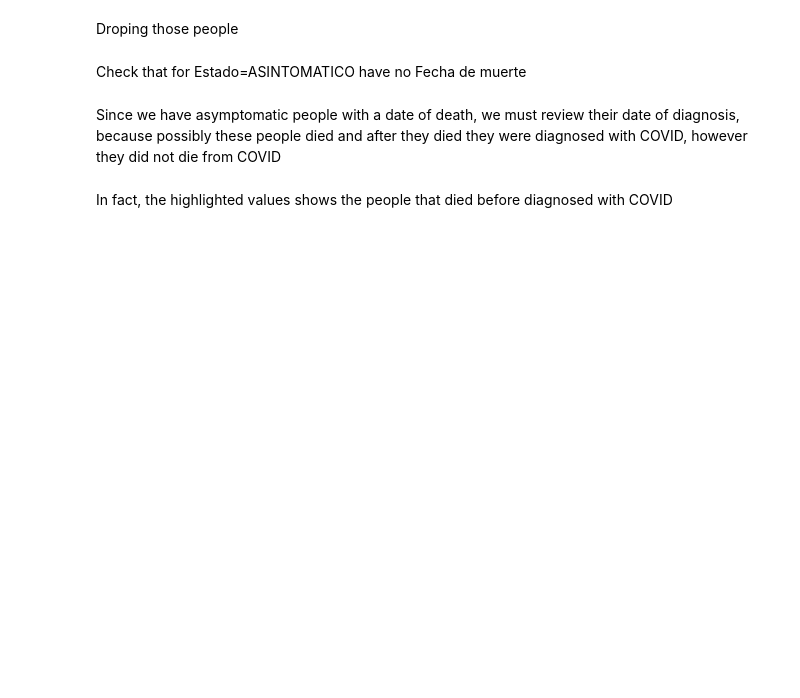
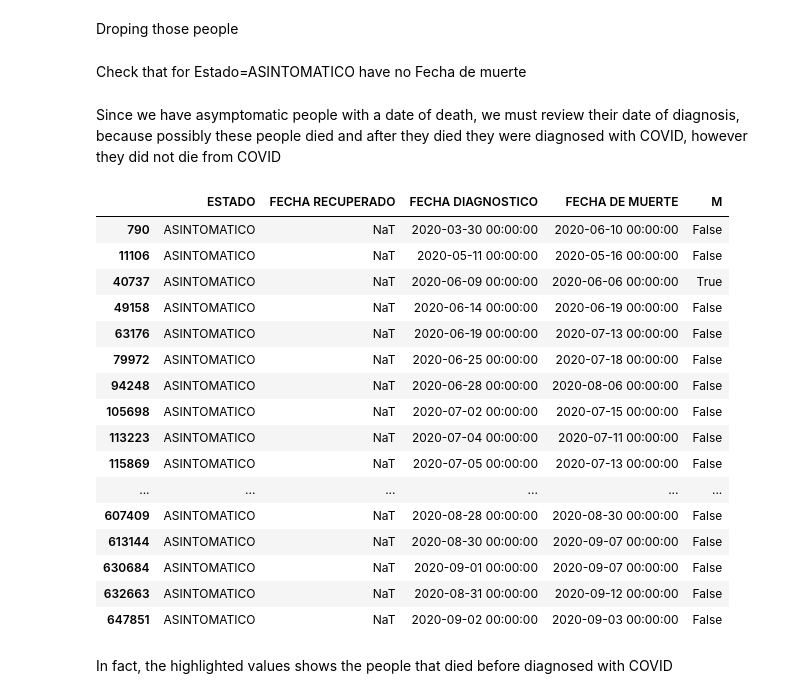
Before and after one commit to danieleceron/Colombia-COVID-19-Data-Analysis, a Jupyter notebook: corona_notebook.ipynb, the cells around one changed output. Saved outputs shown, nothing was run; the diff lists cells and outputs as text; code cells hidden in the pictures; blank space fills up the shorter version.

```diff
--- a/corona_notebook.ipynb
+++ b/corona_notebook.ipynb
@@ -642,8 +666,8 @@ idx_met=[]
 idx_nmet=[]
 idx_null=[]
 for x in tqdm(df.index):
-    if pd.notna(df['Fecha diagnostico'][x]) and pd.notna(df['Fecha de muerte'][x]):
-        if df['Fecha diagnostico'][x]<df['Fecha de muerte'][x]:
+    if pd.notna(df['FECHA DIAGNOSTICO'][x]) and pd.notna(df['FECHA DE MUERTE'][x]):
+        if df['FECHA DIAGNOSTICO'][x]<df['FECHA DE MUERTE'][x]:
             idx_met.append(x)
         else:
             idx_nmet.append(x)
@@ -676,7 +707,7 @@ We must drop those values
 # %%
 idx_met=[]
 for x in df.index:
-    if pd.notna(df['Fecha recuperado'][x]) and pd.notna(df['Fecha de muerte'][x]):
+    if pd.notna(df['FECHA RECUPERADO'][x]) and pd.notna(df['FECHA DE MUERTE'][x]):
         idx_met.append(x)
 # %%
 print('Len of index that met the condition: {}'.format(len(idx_met)))
@@ -721,13 +803,13 @@ df[df['Edad']>99].to_excel('personas_mayores_99.xlsx')
 # %% [markdown]
 Droping those people
 # %%
-df.drop(df[df['Edad']>99].index,inplace=True)
+df.drop(df[df['EDAD']>99].index,inplace=True)
 # %% [markdown]
 Check that for Estado=ASINTOMATICO have no Fecha de muerte
 # %%
-temp=df[df['Estado']=='ASINTOMATICO']
-temp2=temp[temp['Fecha de muerte'].notnull()]
-temp2['M<D']=df['Fecha diagnostico']>df['Fecha de muerte']
+temp=df[df['ESTADO']=='ASINTOMATICO']
+temp2=temp[temp['FECHA DE MUERTE'].notnull()]
+temp2['M<D']=df['FECHA DIAGNOSTICO']>df['FECHA DE MUERTE']
 # %% [markdown]
 Since we have asymptomatic people with a date of death, we must review their date of diagnosis, because possibly these people died and after they died they were diagnosed with COVID, however they did not die from COVID
 # %%
@@ -742,3 +822,23 @@ temp2[['Estado','Fecha recuperado','Fecha diagnostico','Fecha de muerte','M<D']]
+# %%
+temp2[['ESTADO','FECHA RECUPERADO','FECHA DIAGNOSTICO','FECHA DE MUERTE','M<D']].style.apply(highlight_max)
+# %% [output]
+|  | ESTADO | FECHA RECUPERADO | FECHA DIAGNOSTICO | FECHA DE MUERTE | M |
+| 790 | ASINTOMATICO | NaT | 2020-03-30 00:00:00 | 2020-06-10 00:00:00 | False |
+| 11106 | ASINTOMATICO | NaT | 2020-05-11 00:00:00 | 2020-05-16 00:00:00 | False |
+| 40737 | ASINTOMATICO | NaT | 2020-06-09 00:00:00 | 2020-06-06 00:00:00 | True |
+| 49158 | ASINTOMATICO | NaT | 2020-06-14 00:00:00 | 2020-06-19 00:00:00 | False |
+| 63176 | ASINTOMATICO | NaT | 2020-06-19 00:00:00 | 2020-07-13 00:00:00 | False |
+| 79972 | ASINTOMATICO | NaT | 2020-06-25 00:00:00 | 2020-07-18 00:00:00 | False |
+| 94248 | ASINTOMATICO | NaT | 2020-06-28 00:00:00 | 2020-08-06 00:00:00 | False |
+| 105698 | ASINTOMATICO | NaT | 2020-07-02 00:00:00 | 2020-07-15 00:00:00 | False |
+| 113223 | ASINTOMATICO | NaT | 2020-07-04 00:00:00 | 2020-07-11 00:00:00 | False |
+| 115869 | ASINTOMATICO | NaT | 2020-07-05 00:00:00 | 2020-07-13 00:00:00 | False |
+| ... | ... | ... | ... | ... | ... |
+| 607409 | ASINTOMATICO | NaT | 2020-08-28 00:00:00 | 2020-08-30 00:00:00 | False |
+| 613144 | ASINTOMATICO | NaT | 2020-08-30 00:00:00 | 2020-09-07 00:00:00 | False |
+| 630684 | ASINTOMATICO | NaT | 2020-09-01 00:00:00 | 2020-09-07 00:00:00 | False |
+| 632663 | ASINTOMATICO | NaT | 2020-08-31 00:00:00 | 2020-09-12 00:00:00 | False |
+| 647851 | ASINTOMATICO | NaT | 2020-09-02 00:00:00 | 2020-09-03 00:00:00 | False |
 # %% [markdown]
 In fact, the highlighted values shows the people that died before diagnosed with COVID
 # %%
```
Also changed, not shown: parts of 25 cells of this notebook.
